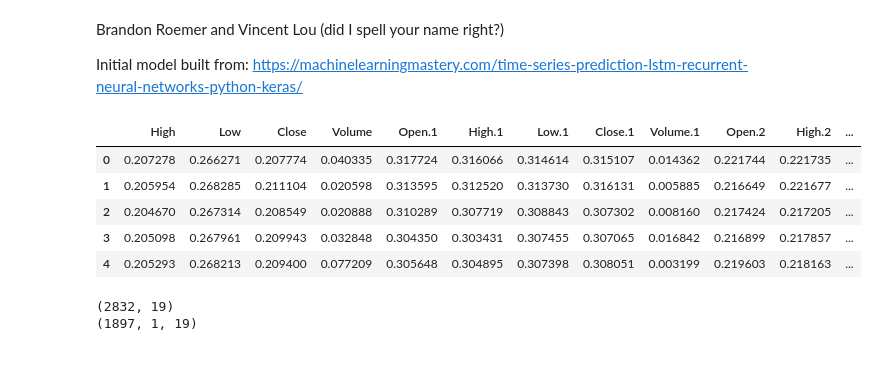
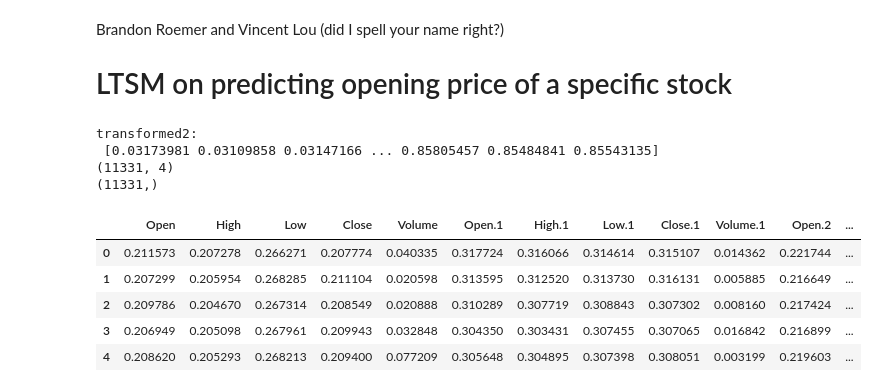
Before and after one commit to B-Rad80/ML_Stock_Predictions, a Jupyter notebook: LTSM.ipynb, the cells around one changed output. Saved outputs shown, nothing was run; the diff lists cells and outputs as text; code cells hidden in the pictures; blank space fills up the shorter version.

```diff
--- a/LTSM.ipynb
+++ b/LTSM.ipynb
@@ -1,8 +1,7 @@
 # %% [markdown]
 Brandon Roemer and Vincent Lou (did I spell your name right?)
 
-Initial model built from:
-    https://machinelearningmastery.com/time-series-prediction-lstm-recurrent-neural-networks-python-keras/
+# LTSM on predicting opening price of a specific stock
 # %%
 import math
 import numpy as np
@@ -21,35 +18,0 @@ from sklearn.metrics import mean_squared_error
-# %%
-#Read In Data
-
-data = pd.read_csv('CleanData.csv')
-data.head()
-y = data["Open"]
-X = data.drop(['Open'], axis=1)
-X.head()
-# %% [output]
-|  | High | Low | Close | Volume | Open.1 | High.1 | Low.1 | Close.1 | Volume.1 | Open.2 | High.2 | ... |
-| 0 | 0.207278 | 0.266271 | 0.207774 | 0.040335 | 0.317724 | 0.316066 | 0.314614 | 0.315107 | 0.014362 | 0.221744 | 0.221735 | ... |
-| 1 | 0.205954 | 0.268285 | 0.211104 | 0.020598 | 0.313595 | 0.312520 | 0.313730 | 0.316131 | 0.005885 | 0.216649 | 0.221677 | ... |
-| 2 | 0.204670 | 0.267314 | 0.208549 | 0.020888 | 0.310289 | 0.307719 | 0.308843 | 0.307302 | 0.008160 | 0.217424 | 0.217205 | ... |
-| 3 | 0.205098 | 0.267961 | 0.209943 | 0.032848 | 0.304350 | 0.303431 | 0.307455 | 0.307065 | 0.016842 | 0.216899 | 0.217857 | ... |
-| 4 | 0.205293 | 0.268213 | 0.209400 | 0.077209 | 0.305648 | 0.304895 | 0.307398 | 0.308051 | 0.003199 | 0.219603 | 0.218163 | ... |
-# %%
-#Shift data to predict on next day
-y = y.drop(y.index[0])
-X = X.drop(X.index[len(X)-1])
-print(X.shape)
-#Train Test Split
-X_train, X_test, y_train, y_test = train_test_split(X, y, test_size = .33, random_state = 1234)
-
-X_train = np.array(X_train)
-X_test = np.array(X_test)
-
-X_train = np.reshape(X_train, [X_train.shape[0], 1, X_train.shape[1]])
-X_test = np.reshape(X_test, [X_test.shape[0], 1,  X_test.shape[1]])
-print(X_train.shape)
-
-#TODO
-#Validation Set
-# %% [output]
-(2832, 19)
-(1897, 1, 19)
@@ -55,0 +28,30 @@ print(X_train.shape)
+# %%
+#Read In Data
+Human_Df = pd.read_csv("CleanDataHuman.csv")
+Human_Df = Human_Df.drop(["Ticker"], axis = 1)
+Human_Df.head()
+
+#Re-Scale Human Data (Normalize)
+scaler = MinMaxScaler(feature_range=(0,1))
+scaler.fit(np.array(Human_Df.values))
+trans = scaler.transform(Human_Df)
+print("transformed2:\n", trans[:,0])
+
+
+y = trans[1:,0]
+X = trans[:-1,1:]
+print(X.shape)
+print(y.shape)
+data = pd.read_csv('CleanData.csv')
+data.head()
+# %% [output]
+transformed2:
+ [0.03173981 0.03109858 0.03147166 ... 0.85805457 0.85484841 0.85543135]
+(11331, 4)
+(11331,)
+|  | Open | High | Low | Close | Volume | Open.1 | High.1 | Low.1 | Close.1 | Volume.1 | Open.2 | ... |
+| 0 | 0.211573 | 0.207278 | 0.266271 | 0.207774 | 0.040335 | 0.317724 | 0.316066 | 0.314614 | 0.315107 | 0.014362 | 0.221744 | ... |
+| 1 | 0.207299 | 0.205954 | 0.268285 | 0.211104 | 0.020598 | 0.313595 | 0.312520 | 0.313730 | 0.316131 | 0.005885 | 0.216649 | ... |
+| 2 | 0.209786 | 0.204670 | 0.267314 | 0.208549 | 0.020888 | 0.310289 | 0.307719 | 0.308843 | 0.307302 | 0.008160 | 0.217424 | ... |
+| 3 | 0.206949 | 0.205098 | 0.267961 | 0.209943 | 0.032848 | 0.304350 | 0.303431 | 0.307455 | 0.307065 | 0.016842 | 0.216899 | ... |
+| 4 | 0.208620 | 0.205293 | 0.268213 | 0.209400 | 0.077209 | 0.305648 | 0.304895 | 0.307398 | 0.308051 | 0.003199 | 0.219603 | ... |
```
Also changed, not shown: parts of 7 cells of this notebook.
